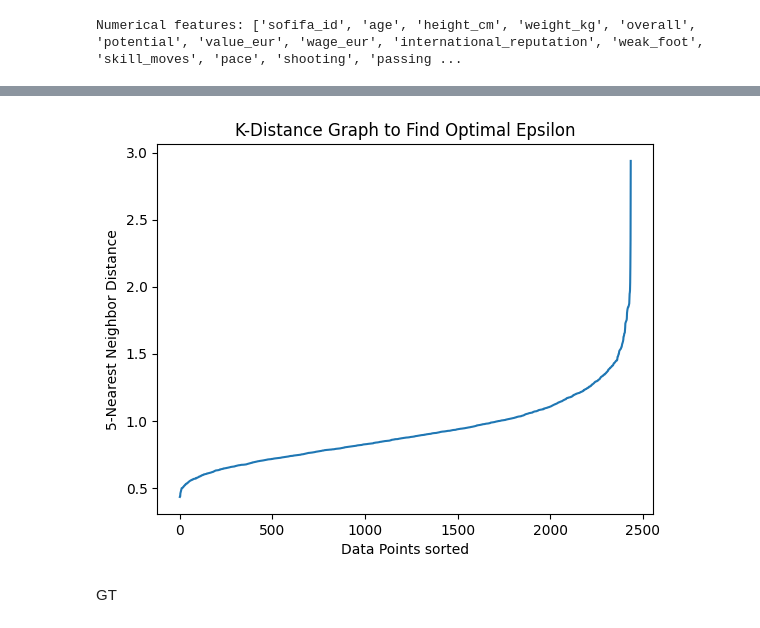
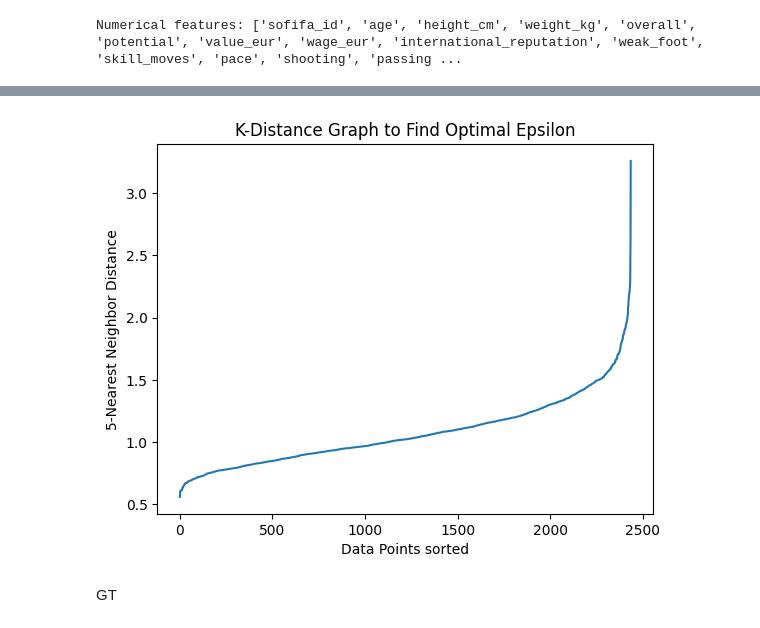
Before and after one commit to maxim-mat/DS-training, a Jupyter notebook: פרק 7 - אשכול/dbscan_exercise.ipynb, the cells around one changed output, grey strips where cells are left out. Drawn from its saved outputs; the diff is of its cells as text; code cells hidden in the pictures.

```diff
--- a/פרק 7 - אשכול/dbscan_exercise.ipynb
+++ b/פרק 7 - אשכול/dbscan_exercise.ipynb
@@ -262,18 +256,18 @@ Silhouette Score: 0.132
 # %%
 from sklearn.neighbors import NearestNeighbors
 
-nn = NearestNeighbors(n_neighbors=5)
+nn = NearestNeighbors(n_neighbors=10)
 nn.fit(X_scaled)
 distances, _ = nn.kneighbors(X_scaled)
 distances = np.sort(distances[:, -1])
 
 plt.plot(distances)
 plt.title("K-Distance Graph to Find Optimal Epsilon")
 plt.xlabel("Data Points sorted")
 plt.ylabel("5-Nearest Neighbor Distance")
 plt.show()
 # %% [output]
-[figure, old version]
+[figure, new version]
 # %% [markdown]
 GT
 # %%
```
Also changed, not shown: parts of 5 cells of this notebook.
